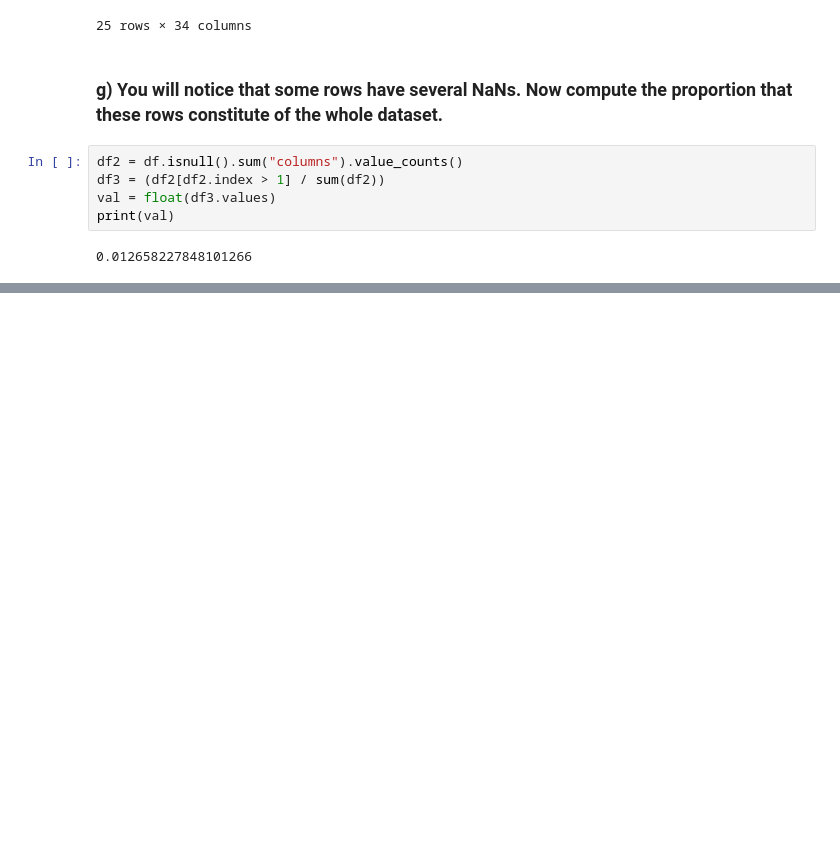
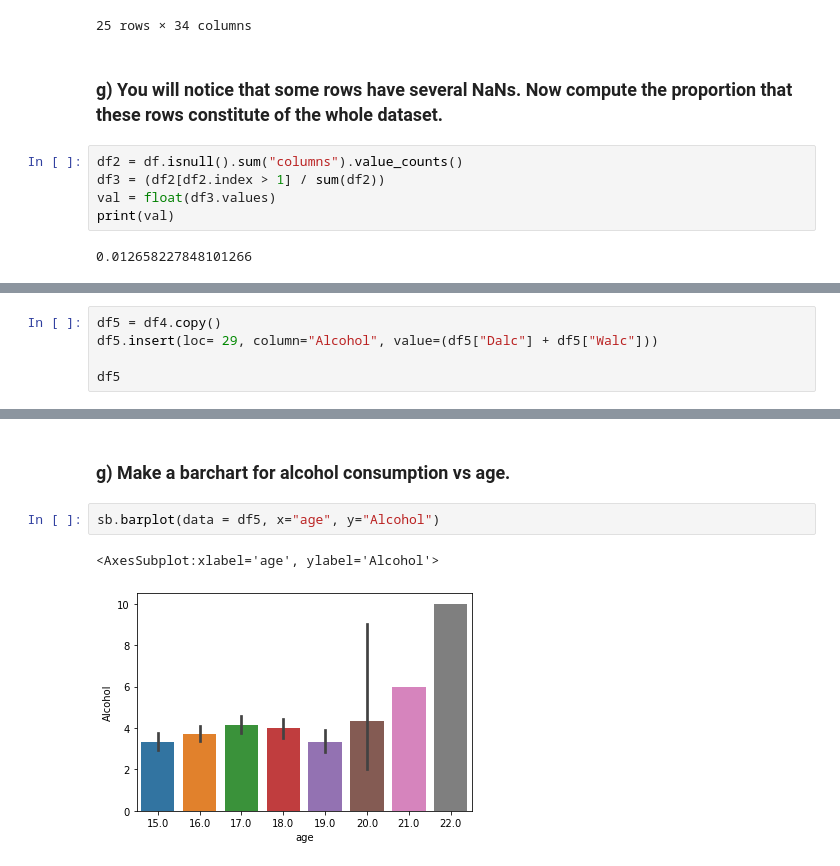
Before and after one commit to Erik-M-Larsson/Databehandling-Erik-Larsson, a Jupyter notebook: Exercises/E1.ipynb, the cells around one changed output, grey strips where cells are left out. Saved outputs shown, nothing was run; the diff lists cells and outputs as text; blank space fills up the shorter version.

```diff
--- a/Exercises/E1.ipynb
+++ b/Exercises/E1.ipynb
@@ -114,0 +210,5 @@ print(val)
+# %%
+df5 = df4.copy()
+df5.insert(loc= 29, column="Alcohol", value=(df5["Dalc"] + df5["Walc"]))
+
+df5
@@ -114,0 +229,7 @@ print(val)
+# %% [markdown]
+### g) Make a barchart for alcohol consumption vs age.
+# %%
+sb.barplot(data = df5, x="age", y="Alcohol")
+# %% [output]
+<AxesSubplot:xlabel='age', ylabel='Alcohol'>
+[figure, added]
```
Also changed, not shown: parts of 15 cells of this notebook.
